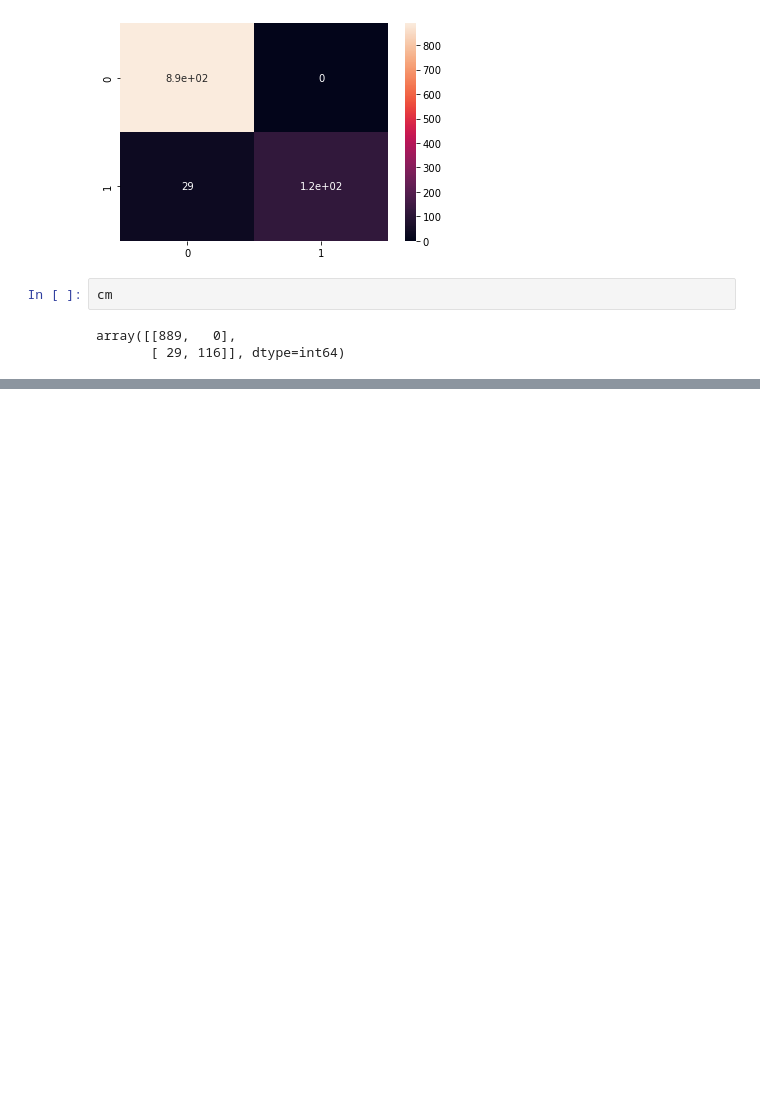
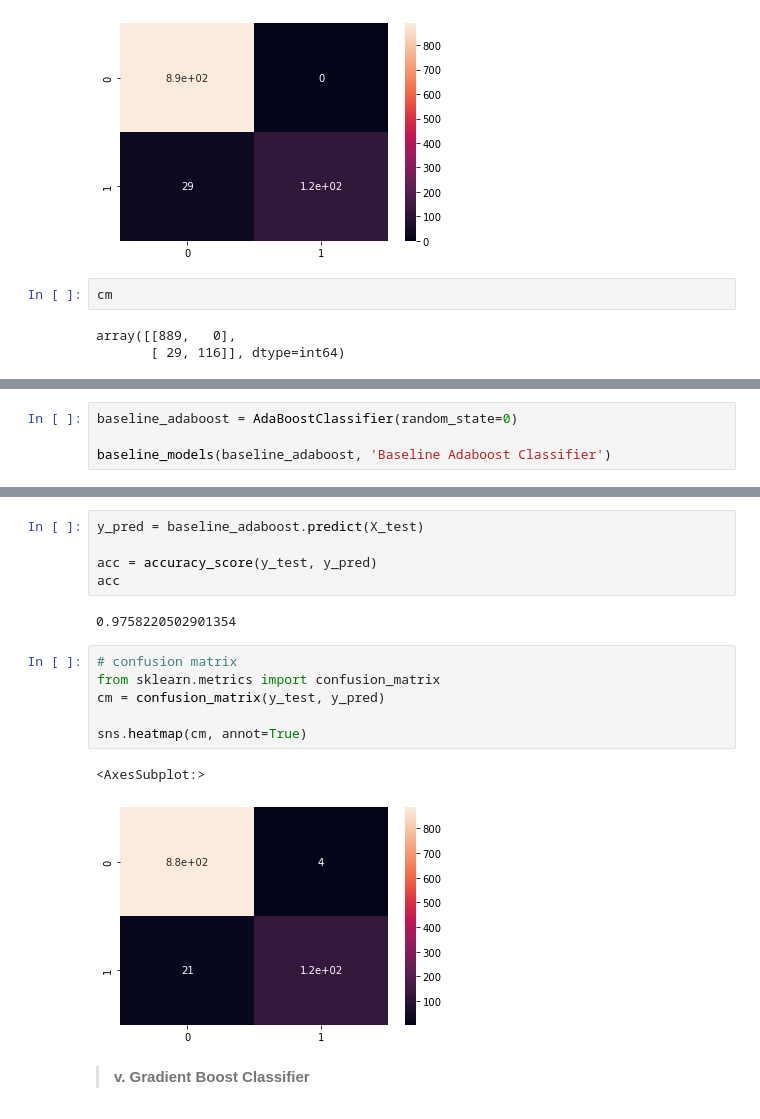
Before and after one commit to NicholusMagak/SMS-Spam-Collection, a Jupyter notebook: Index.ipynb, the cells around one changed output, grey strips where cells are left out. Cells and saved outputs as stored; diff of their text form; blank space fills up the shorter version.

```diff
--- a/Index.ipynb
+++ b/Index.ipynb
@@ -348,0 +408,4 @@ array([[889,   0],
+# %%
+baseline_adaboost = AdaBoostClassifier(random_state=0)
+
+baseline_models(baseline_adaboost, 'Baseline Adaboost Classifier')
@@ -348,0 +432,18 @@ array([[889,   0],
+# %%
+y_pred = baseline_adaboost.predict(X_test)
+
+acc = accuracy_score(y_test, y_pred)
+acc
+# %% [output]
+0.9758220502901354
+# %%
+# confusion matrix
+from sklearn.metrics import confusion_matrix
+cm = confusion_matrix(y_test, y_pred)
+
+sns.heatmap(cm, annot=True)
+# %% [output]
+<AxesSubplot:>
+[figure, added]
+# %% [markdown]
+> <b>v. Gradient Boost Classifier</b>
```
Also changed, not shown: parts of 21 cells of this notebook.
